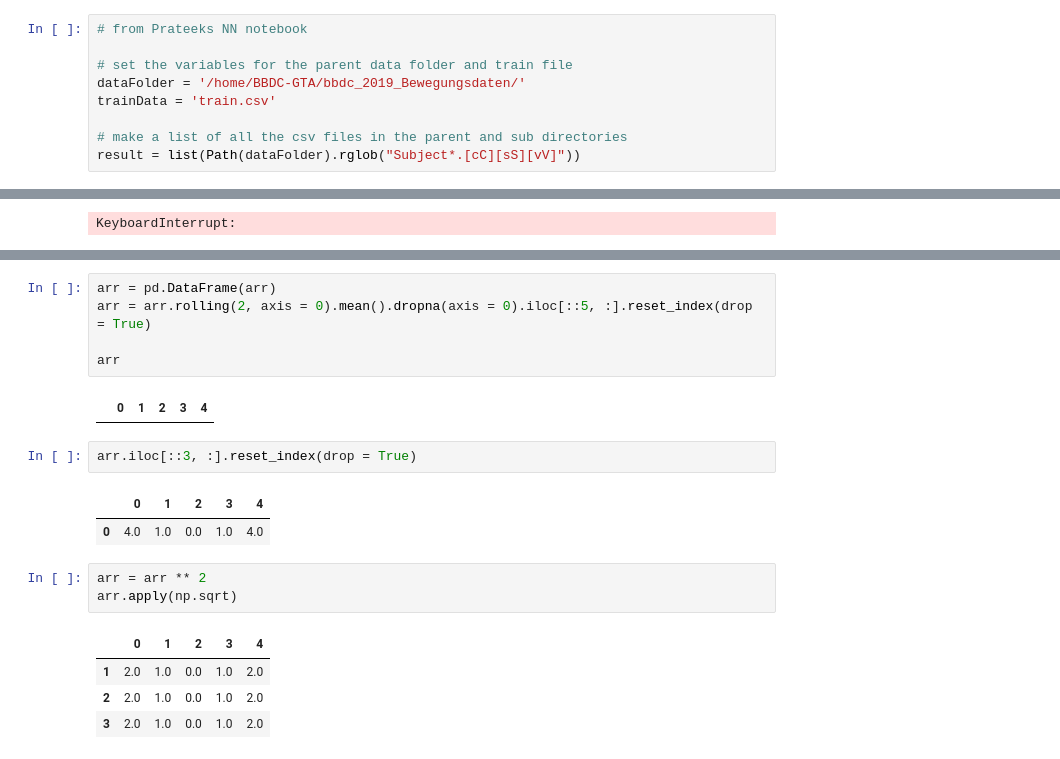
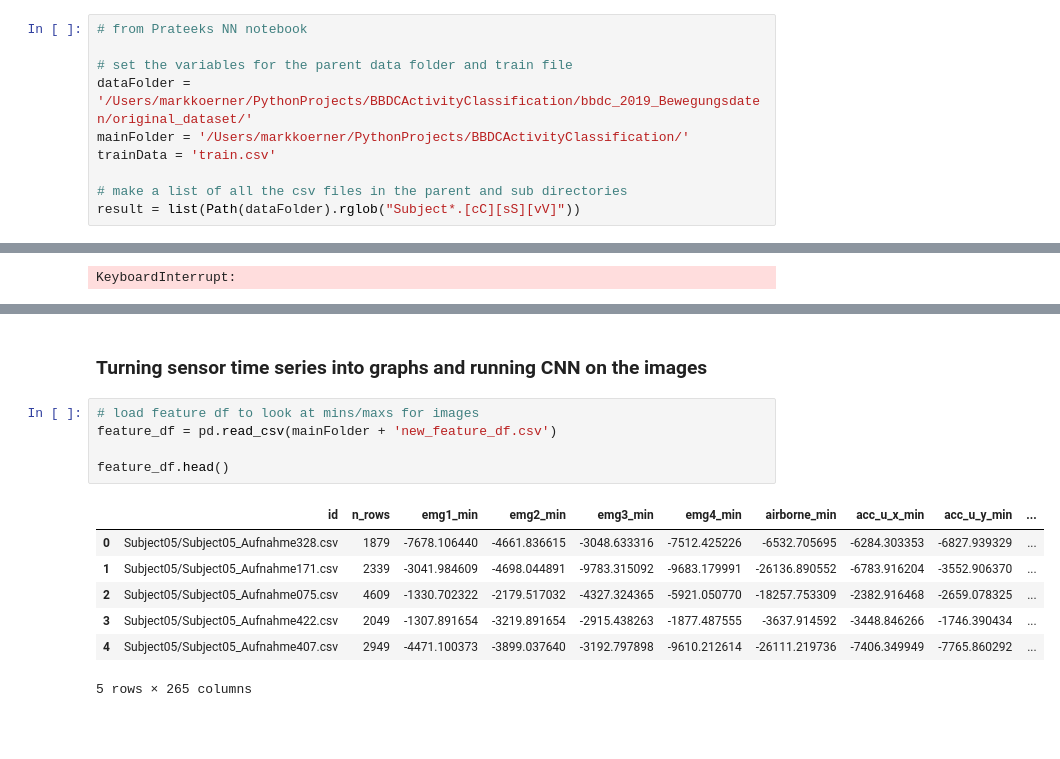
Before and after one commit to Vijaya-0703/Human-Activity-Recognition-BBDC-2019, a Jupyter notebook: cnn_exploration.ipynb, the cells around one changed output, grey strips where cells are left out. Saved outputs shown, nothing was run; the diff lists cells and outputs as text; blank space fills up the shorter version.

```diff
--- a/cnn_exploration.ipynb
+++ b/cnn_exploration.ipynb
@@ -16,7 +16,8 @@ Using TensorFlow backend.
 # from Prateeks NN notebook
 
 # set the variables for the parent data folder and train file
-dataFolder = '/home/BBDC-GTA/bbdc_2019_Bewegungsdaten/'
+dataFolder = '/Users/markkoerner/PythonProjects/BBDCActivityClassification/bbdc_2019_Bewegungsdaten/original_dataset/'
+mainFolder = '/Users/markkoerner/PythonProjects/BBDCActivityClassification/'
 trainData = 'train.csv'
 
 # make a list of all the csv files in the parent and sub directories
@@ -616,20 +484,15 @@ array([[-2., -1.,  0.,  1.,  2.],
-# %%
-arr = pd.DataFrame(arr)
-arr = arr.rolling(2, axis = 0).mean().dropna(axis = 0).iloc[::5, :].reset_index(drop = True)
-
-arr
-# %% [output]
-|  | 0 | 1 | 2 | 3 | 4 |
-# %%
-arr.iloc[::3, :].reset_index(drop = True)
-# %% [output]
-|  | 0 | 1 | 2 | 3 | 4 |
-| 0 | 4.0 | 1.0 | 0.0 | 1.0 | 4.0 |
-# %%
-arr = arr ** 2
-arr.apply(np.sqrt)
-# %% [output]
-|  | 0 | 1 | 2 | 3 | 4 |
-| 1 | 2.0 | 1.0 | 0.0 | 1.0 | 2.0 |
-| 2 | 2.0 | 1.0 | 0.0 | 1.0 | 2.0 |
-| 3 | 2.0 | 1.0 | 0.0 | 1.0 | 2.0 |
+# %% [markdown]
+### Turning sensor time series into graphs and running CNN on the images
+# %%
+# load feature df to look at mins/maxs for images
+feature_df = pd.read_csv(mainFolder + 'new_feature_df.csv')
+
+feature_df.head()
+# %% [output]
+|  | id | n_rows | emg1_min | emg2_min | emg3_min | emg4_min | airborne_min | acc_u_x_min | acc_u_y_min | ... |
+| 0 | Subject05/Subject05_Aufnahme328.csv | 1879 | -7678.106440 | -4661.836615 | -3048.633316 | -7512.425226 | -6532.705695 | -6284.303353 | -6827.939329 | ... |
+| 1 | Subject05/Subject05_Aufnahme171.csv | 2339 | -3041.984609 | -4698.044891 | -9783.315092 | -9683.179991 | -26136.890552 | -6783.916204 | -3552.906370 | ... |
+| 2 | Subject05/Subject05_Aufnahme075.csv | 4609 | -1330.702322 | -2179.517032 | -4327.324365 | -5921.050770 | -18257.753309 | -2382.916468 | -2659.078325 | ... |
+| 3 | Subject05/Subject05_Aufnahme422.csv | 2049 | -1307.891654 | -3219.891654 | -2915.438263 | -1877.487555 | -3637.914592 | -3448.846266 | -1746.390434 | ... |
+| 4 | Subject05/Subject05_Aufnahme407.csv | 2949 | -4471.100373 | -3899.037640 | -3192.797898 | -9610.212614 | -26111.219736 | -7406.349949 | -7765.860292 | ... |
+5 rows × 265 columns
```
Also changed, not shown: parts of 31 cells of this notebook.
